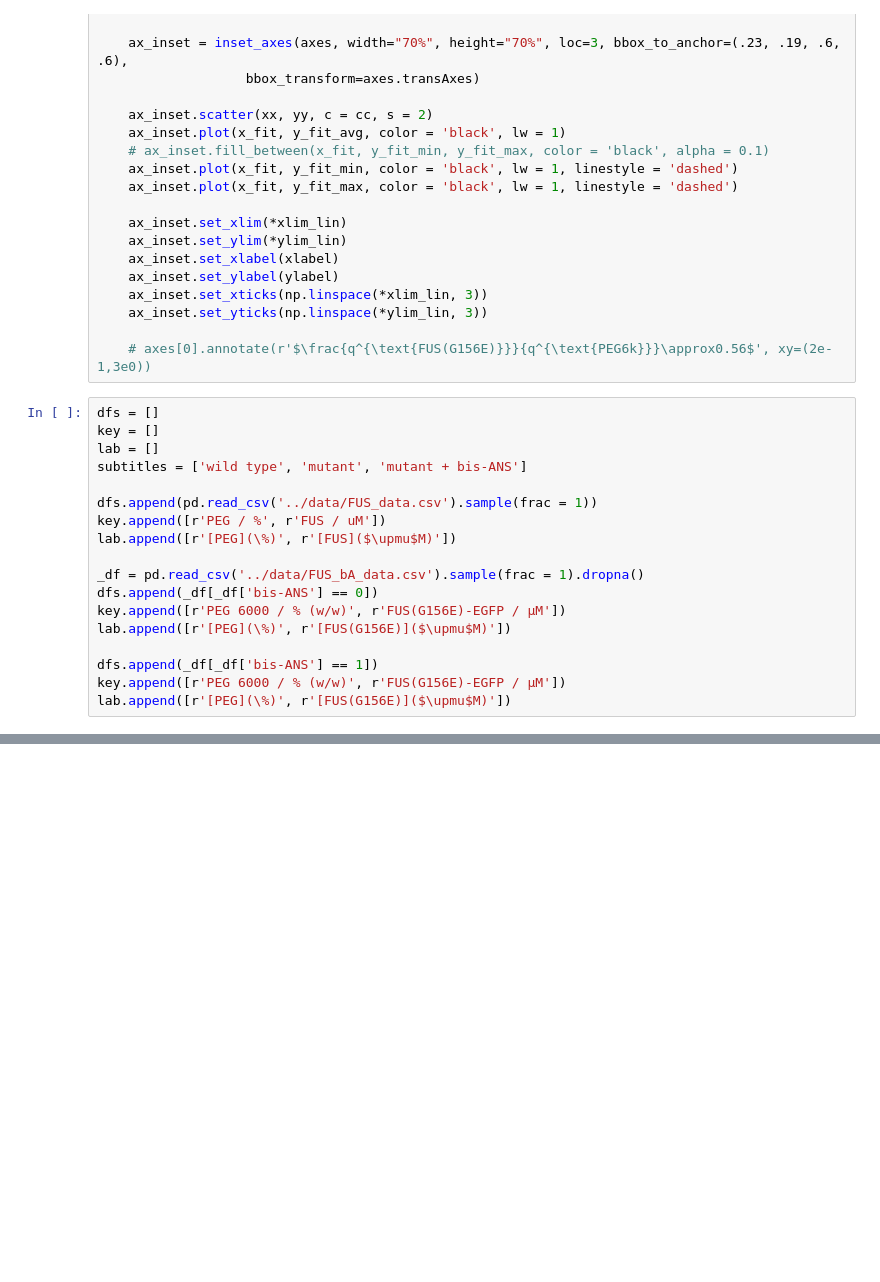
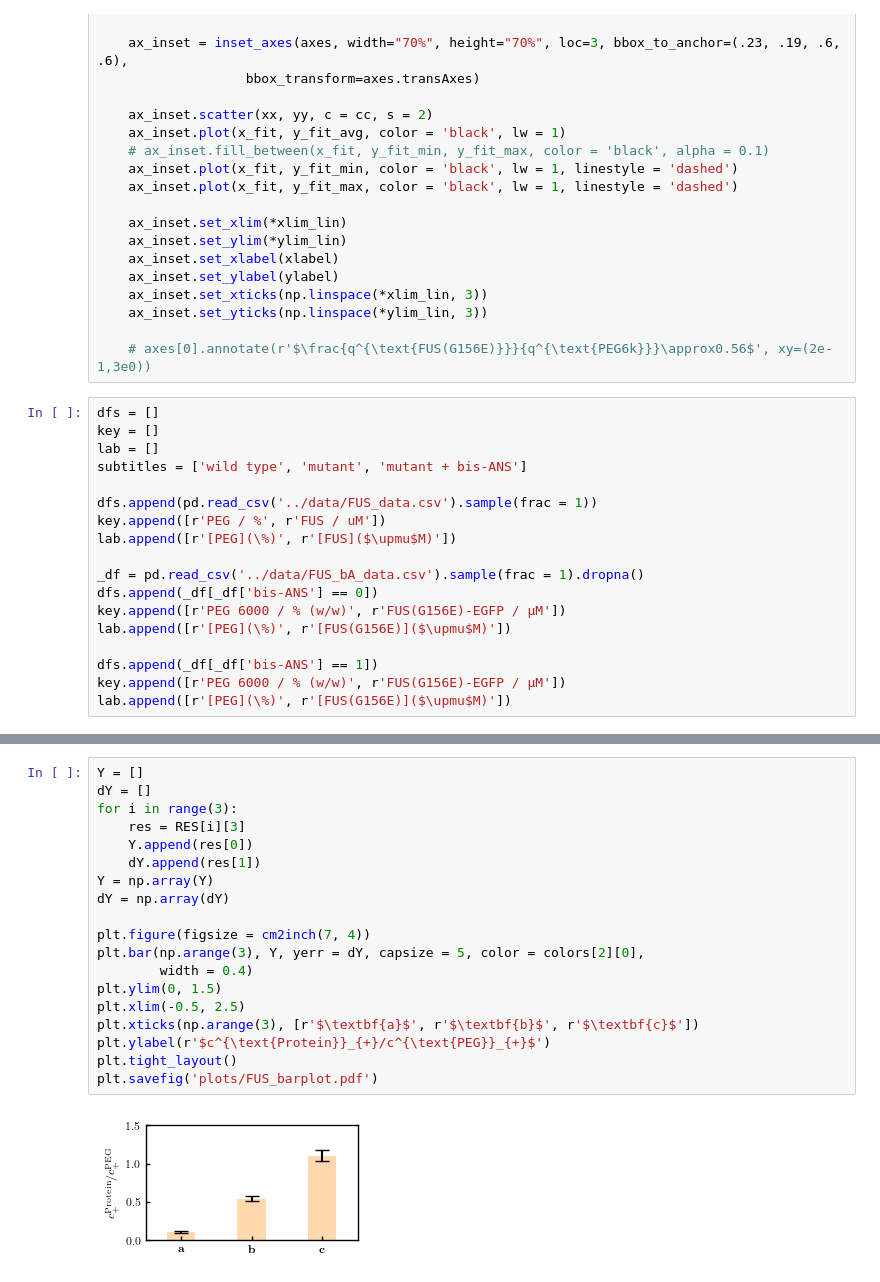
Before and after one commit to dq219/phase-boundary-scaling, a Jupyter notebook: code/FUS.ipynb, the cells around one changed output, grey strips where cells are left out. Drawn from its saved outputs; the diff is of its cells as text; blank space fills up the shorter version.

```diff
--- a/code/FUS.ipynb
+++ b/code/FUS.ipynb
@@ -171,0 +173,21 @@ plt.tight_layout()
+# %%
+Y = []
+dY = []
+for i in range(3):
+    res = RES[i][3]
+    Y.append(res[0])
+    dY.append(res[1])
+Y = np.array(Y)
+dY = np.array(dY)
+
+plt.figure(figsize = cm2inch(7, 4))
+plt.bar(np.arange(3), Y, yerr = dY, capsize = 5, color = colors[2][0],
+        width = 0.4)
+plt.ylim(0, 1.5)
+plt.xlim(-0.5, 2.5)
+plt.xticks(np.arange(3), [r'$\textbf{a}$', r'$\textbf{b}$', r'$\textbf{c}$'])
+plt.ylabel(r'$c^{\text{Protein}}_{+}/c^{\text{PEG}}_{+}$')
+plt.tight_layout()
+plt.savefig('plots/FUS_barplot.pdf')
+# %% [output]
+[figure, added]
```
Also changed, not shown: parts of 2 cells of this notebook, 13 other files.
